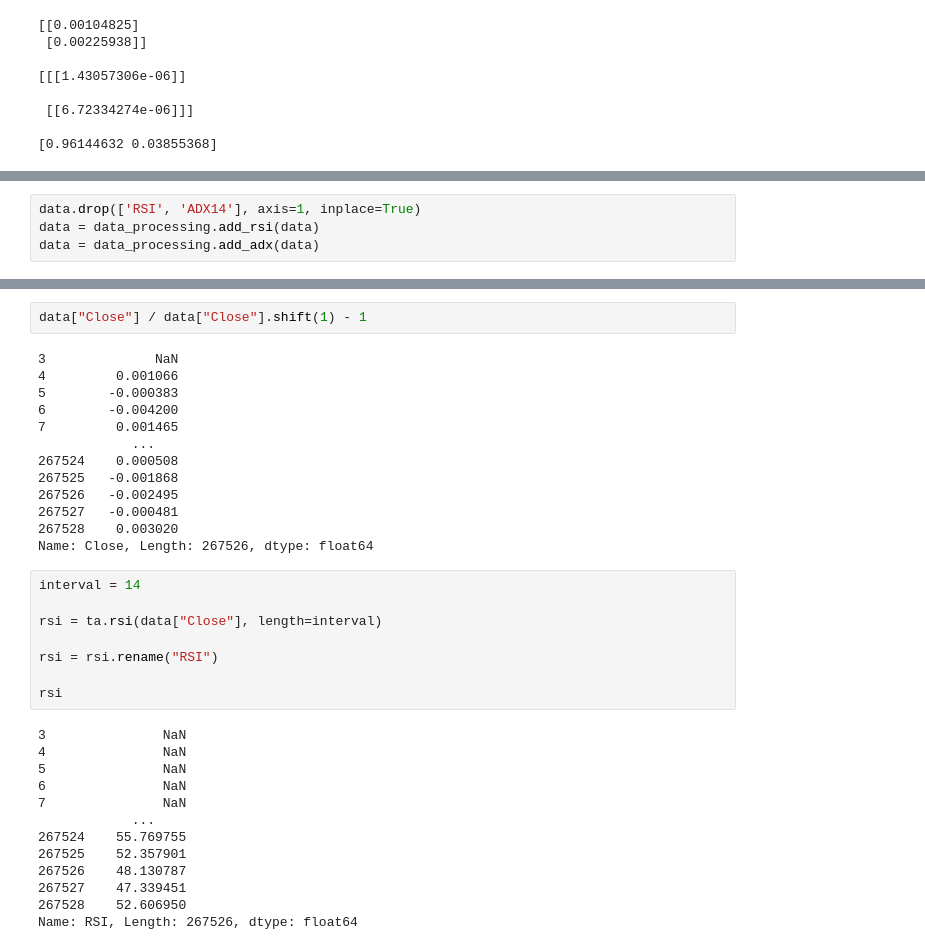
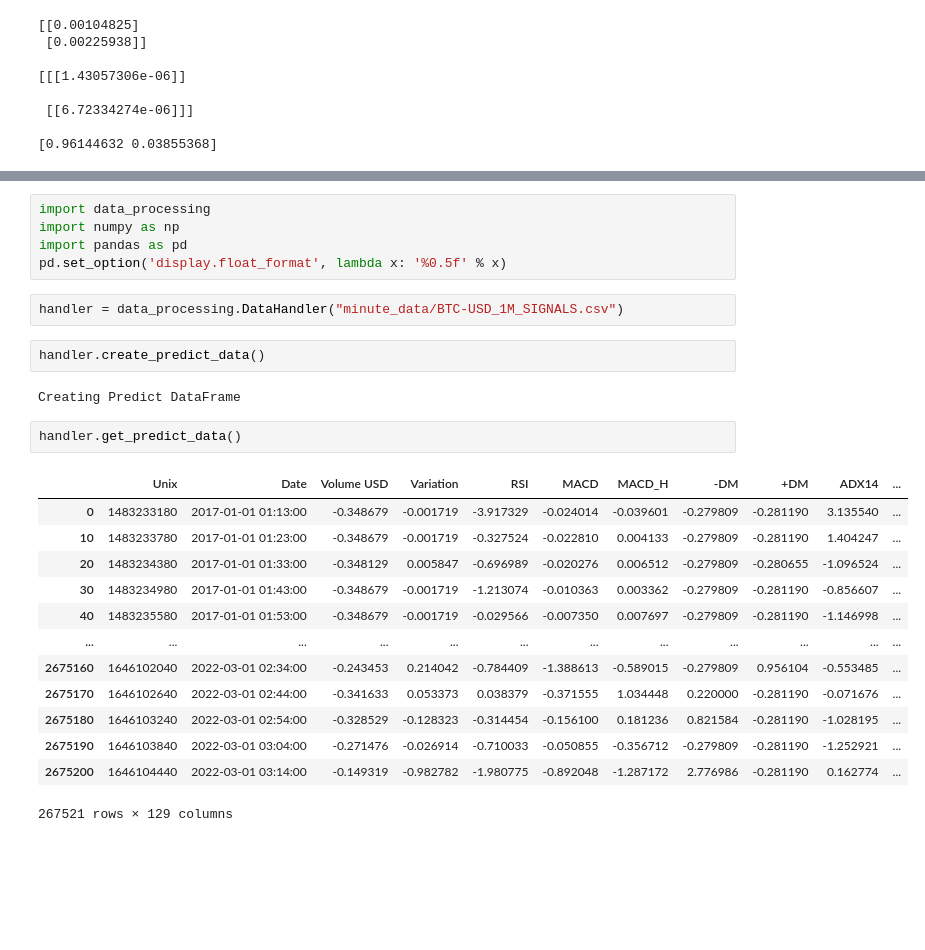
Before and after one commit to Alexis-Fauxbaton/Financial-Predictions, a Jupyter notebook: test.ipynb, the cells around one changed output, grey strips where cells are left out. Cells and saved outputs as stored; diff of their text form; blank space fills up the shorter version.

```diff
--- a/test.ipynb
+++ b/test.ipynb
@@ -163,4 +159,0 @@ import data_processing
-# %%
-data.drop(['RSI', 'ADX14'], axis=1, inplace=True)
-data = data_processing.add_rsi(data)
-data = data_processing.add_adx(data)
@@ -265,36 +160,27 @@ Name: PCTRET_1, Length: 267526, dtype: float64
-# %%
-data["Close"] / data["Close"].shift(1) - 1
-# %% [output]
-3              NaN
-4         0.001066
-5        -0.000383
-6        -0.004200
-7         0.001465
-            ...
-267524    0.000508
-267525   -0.001868
-267526   -0.002495
-267527   -0.000481
-267528    0.003020
-Name: Close, Length: 267526, dtype: float64
-# %%
-interval = 14
-
-rsi = ta.rsi(data["Close"], length=interval)
-
-rsi = rsi.rename("RSI")
-
-rsi
-# %% [output]
-3               NaN
-4               NaN
-5               NaN
-6               NaN
-7               NaN
-            ...
-267524    55.769755
-267525    52.357901
-267526    48.130787
-267527    47.339451
-267528    52.606950
-Name: RSI, Length: 267526, dtype: float64
+# %%
+import data_processing
+import numpy as np
+import pandas as pd
+pd.set_option('display.float_format', lambda x: '%0.5f' % x)
+# %%
+handler = data_processing.DataHandler("minute_data/BTC-USD_1M_SIGNALS.csv")
+# %%
+handler.create_predict_data()
+# %% [output]
+Creating Predict DataFrame
+# %%
+handler.get_predict_data()
+# %% [output]
+|  | Unix | Date | Volume USD | Variation | RSI | MACD | MACD_H | -DM | +DM | ADX14 | ... |
+| 0 | 1483233180 | 2017-01-01 01:13:00 | -0.348679 | -0.001719 | -3.917329 | -0.024014 | -0.039601 | -0.279809 | -0.281190 | 3.135540 | ... |
+| 10 | 1483233780 | 2017-01-01 01:23:00 | -0.348679 | -0.001719 | -0.327524 | -0.022810 | 0.004133 | -0.279809 | -0.281190 | 1.404247 | ... |
+| 20 | 1483234380 | 2017-01-01 01:33:00 | -0.348129 | 0.005847 | -0.696989 | -0.020276 | 0.006512 | -0.279809 | -0.280655 | -1.096524 | ... |
+| 30 | 1483234980 | 2017-01-01 01:43:00 | -0.348679 | -0.001719 | -1.213074 | -0.010363 | 0.003362 | -0.279809 | -0.281190 | -0.856607 | ... |
+| 40 | 1483235580 | 2017-01-01 01:53:00 | -0.348679 | -0.001719 | -0.029566 | -0.007350 | 0.007697 | -0.279809 | -0.281190 | -1.146998 | ... |
+| ... | ... | ... | ... | ... | ... | ... | ... | ... | ... | ... | ... |
+| 2675160 | 1646102040 | 2022-03-01 02:34:00 | -0.243453 | 0.214042 | -0.784409 | -1.388613 | -0.589015 | -0.279809 | 0.956104 | -0.553485 | ... |
+| 2675170 | 1646102640 | 2022-03-01 02:44:00 | -0.341633 | 0.053373 | 0.038379 | -0.371555 | 1.034448 | 0.220000 | -0.281190 | -0.071676 | ... |
+| 2675180 | 1646103240 | 2022-03-01 02:54:00 | -0.328529 | -0.128323 | -0.314454 | -0.156100 | 0.181236 | 0.821584 | -0.281190 | -1.028195 | ... |
+| 2675190 | 1646103840 | 2022-03-01 03:04:00 | -0.271476 | -0.026914 | -0.710033 | -0.050855 | -0.356712 | -0.279809 | -0.281190 | -1.252921 | ... |
+| 2675200 | 1646104440 | 2022-03-01 03:14:00 | -0.149319 | -0.982782 | -1.980775 | -0.892048 | -1.287172 | 2.776986 | -0.281190 | 0.162774 | ... |
+267521 rows × 129 columns
```
Also changed, not shown: parts of 33 cells of this notebook, 1 other file.
